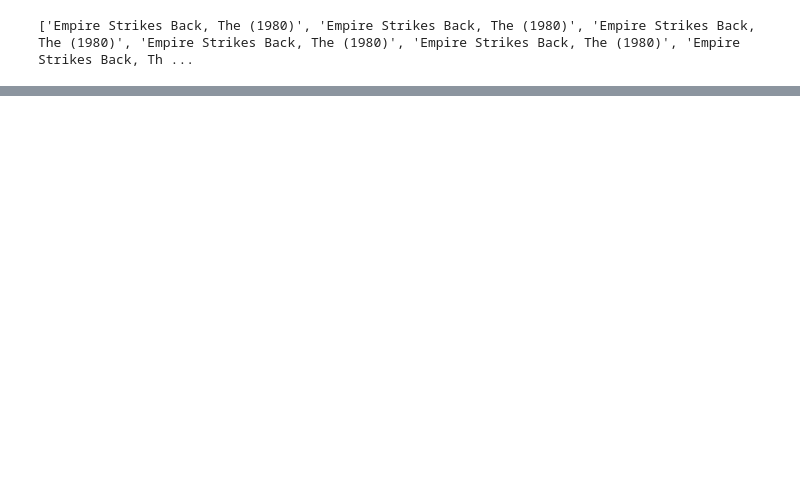
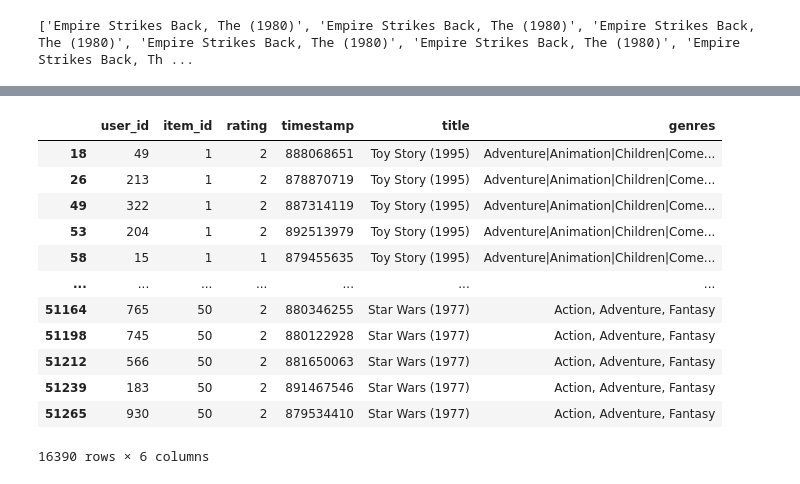
Before and after one commit to thanadolch/KKU_data_mining, a Jupyter notebook: Project_.ipynb, the cells around one changed output, grey strips where cells are left out. Drawn from its saved outputs; the diff is of its cells as text; code cells hidden in the pictures; blank space fills up the shorter version.

Commit message:
CleanData

```diff
--- a/Project_.ipynb
+++ b/Project_.ipynb
@@ -360,0 +415,17 @@ print(action)
+# %%
+RN = Data_set[Data_set['rating']<3]
+RN
+# %% [output]
+|  | user_id | item_id | rating | timestamp | title | genres |
+| 18 | 49 | 1 | 2 | 888068651 | Toy Story (1995) | Adventure|Animation|Children|Come... |
+| 26 | 213 | 1 | 2 | 878870719 | Toy Story (1995) | Adventure|Animation|Children|Come... |
+| 49 | 322 | 1 | 2 | 887314119 | Toy Story (1995) | Adventure|Animation|Children|Come... |
+| 53 | 204 | 1 | 2 | 892513979 | Toy Story (1995) | Adventure|Animation|Children|Come... |
+| 58 | 15 | 1 | 1 | 879455635 | Toy Story (1995) | Adventure|Animation|Children|Come... |
+| ... | ... | ... | ... | ... | ... | ... |
+| 51164 | 765 | 50 | 2 | 880346255 | Star Wars (1977) | Action, Adventure, Fantasy |
+| 51198 | 745 | 50 | 2 | 880122928 | Star Wars (1977) | Action, Adventure, Fantasy |
+| 51212 | 566 | 50 | 2 | 881650063 | Star Wars (1977) | Action, Adventure, Fantasy |
+| 51239 | 183 | 50 | 2 | 891467546 | Star Wars (1977) | Action, Adventure, Fantasy |
+| 51265 | 930 | 50 | 2 | 879534410 | Star Wars (1977) | Action, Adventure, Fantasy |
+16390 rows × 6 columns
```
Also changed, not shown: parts of 9 cells of this notebook.
